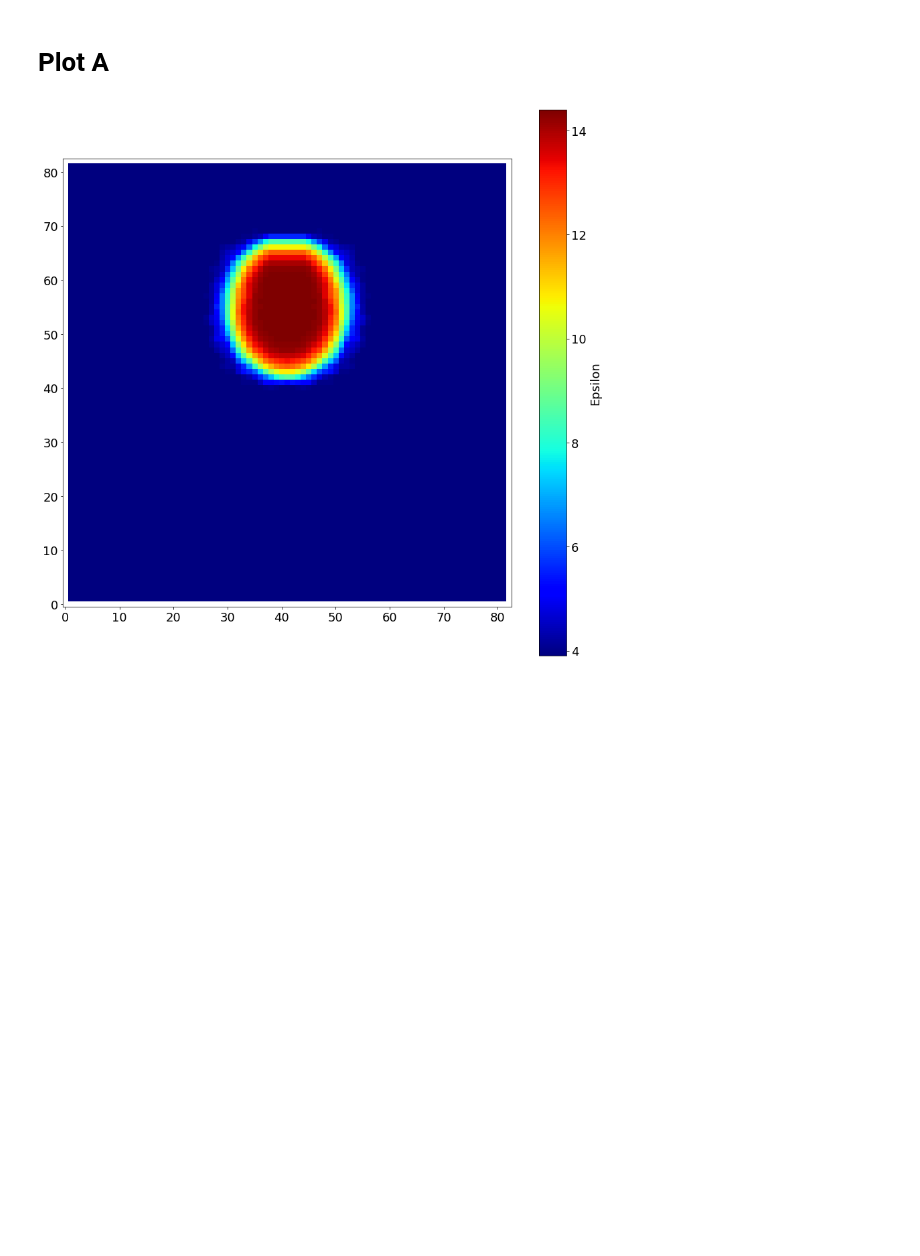
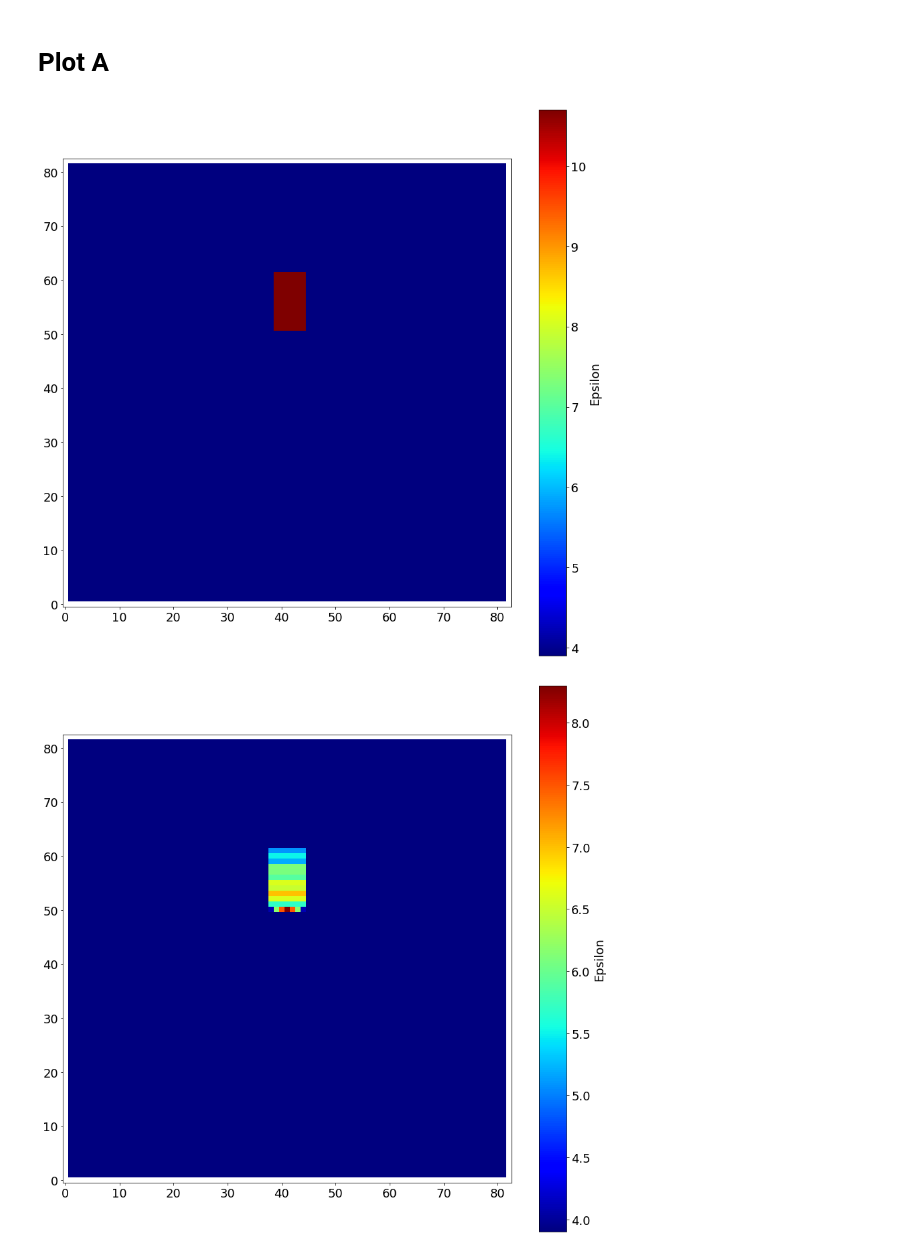
Before and after one commit to Chouzekriterres/Kriterres, a Jupyter notebook: TESTS_CLEM/Forward_Ks.ipynb, the cells around one changed output. Saved outputs shown, nothing was run; the diff lists cells and outputs as text; code cells hidden in the pictures; blank space fills up the shorter version.

```diff
--- a/TESTS_CLEM/Forward_Ks.ipynb
+++ b/TESTS_CLEM/Forward_Ks.ipynb
@@ -30,22 +30,23 @@ dx = .1 #On définit le pas de la maille
 zaff= 20 #profondeur en cm jusqu'où on souhaite un maillage affiné.
 eaff=etrou-zaff
 
-h_0=-95 #charge initiale en cm, soit l'état initial du sol (teneur en eau exprimée en charge)
-h_1=10 #hauteur d'eau au fond du trou en cm
+h_0=-5.49E10 #-80 #charge initiale en cm, soit l'état initial du sol (teneur en eau exprimée en charge)
+h_1=10 #10 #hauteur d'eau au fond du trou en cm
 
 #Définition du maillage triangulaire
 [mesh, pg_pos, mesh_pos, mesh_cells]=definition_maillage(xmin, xmax, emin, emax, dtrou, etrou, r, dx, zaff, eaff)
 
 #Début de la boucle de calcul
 for i in range(0,1):
-    tr = 0.06
-    ts = 0.3
-    alpha = 0.016
-    n = 8.52
-    Ks = 0.07
+    tr = 0.098 #0.06
+    ts = 0.459 #0.3
+    alpha = 0.015 #0.016
+    n = 1.2531 #8.52
+    Ks = 0.0102 #0.07
     param = [tr, ts, tr, ts, alpha, n, Ks, Ks, ts] #Paramètres d'entrée tr, ts, alpha, n, Ks
     temps=[0.17, 0.33, 0.50, 0.67, 0.83, 1.00, 1.17, 1.33, 1.50, 1.67, 1.83, 2.00, 2.17, 2.33, 2.50, 2.67, 2.83, 3.00, 3.17, 3.33, 3.50, 3.67, 3.83, 4.00, 4.17, 4.33, 4.50, 4.67, 4.83, 5.00, 5.17, 5.33, 5.50, 5.67, 5.83, 6.00]#Temps de calcul en minutes
     #temps=[1.00, 2.00, 3.00, 4.00, 5.00, 6.00]#Temps de calcul en minutes
+    #temps=[0.17, 0.33, 0.50, 0.67, 0.83, 1.00, 2.00, 3.00, 4.00, 5.00, 6.00]#Temps de calcul en minutes
 
     #Interpolation de la charge sur les bords du trou
     [p, charge_imp, n_free_drainage, n_total]=interp_charge_trou(mesh_pos, etrou, r, h_0, h_1)
@@ -103,6 +104,7 @@ for i in range(0,1):
     #    grid_z0 = griddata((mx, my), grid[:,i], (xv, yv), method='linear', fill_value=0.0).T
 
     materiaux = {}
+    A_tab={}
 
     def materiau(x):
         if x in materiaux:
@@ -120,6 +122,7 @@ for i in range(0,1):
         #nmedia=len((yv.T*0.01)[:,0])*len(grid_mat[i][0,:])
         nmedia=len(materiaux)+2
         A,o=ecriture_fich_gprMax(param, xv.T*0.01, yv.T*0.01, T, grid_mat[i], i, param[6], nom, h_1*0.01, etrou*0.01, r*0.01, sigma, eps_w, eps_pvc, eps_s, p, nmedia, time, dx, dy, dl, fac_dt, materiaux)
+        A_tab[i]=A
         fichier=nom+str(int(param[6]*1000))+'_'+str(i+1)+'.in'
         command="../gprMax "+fichier
         #print(command)
@@ -289,5 +302,5 @@ spotpy.algorithms.sceua()
 # %%
-fgrid=open('Tps_arriv_avec_trou.dat', "w")
+fgrid=open('Tps_arriv_model', "w")
 for i in tps:
     fgrid.write('{} \n'.format(i))
 fgrid.close()
@@ -320,27 +334,30 @@ fgrid.close()
 # %%
 import matplotlib.pyplot as plt
 from scipy.interpolate import griddata
 import matplotlib.colorbar as cb
 from matplotlib import cm
 
 #plt.scatter(A[:,0], A[:,1], s=300, c=A[:,2])
 #plt.xticks((0,40,80),fontsize=50)
 #plt.yticks((0,40,80), fontsize=50)
 #xi,yi=np.meshgrid(A.round(3)[:,0], A.round(3)[:,1])
 xi=np.arange(-0.01,0.82,0.01)
 yi=xi
 grid_x, grid_y = np.meshgrid(xi,yi)
-Agrid=griddata(A[:,0:2], A[:,2], (grid_x,grid_y))
 
-fig,ax=plt.subplots(figsize=(15,15))
-cax=ax.imshow(Agrid, origin='lower', interpolation='nearest',cmap=cm.jet)
-cbar=fig.colorbar(cax)
-cbar.set_label('Epsilon',fontsize=18)
-cbar.ax.tick_params(labelsize=18)
-plt.xticks(fontsize=18)
-plt.yticks(fontsize=18)
-plt.show()
+for i in range(0,len(tps)):
+    Agrid=griddata(A_tab[i][:,0:2], A_tab[i][:,2], (grid_x,grid_y))
+
+    fig,ax=plt.subplots(figsize=(15,15))
+    cax=ax.imshow(Agrid, origin='lower', interpolation='nearest',cmap=cm.jet)
+    cbar=fig.colorbar(cax)
+    cbar.set_label('Epsilon',fontsize=18)
+    cbar.ax.tick_params(labelsize=18)
+    plt.xticks(fontsize=18)
+    plt.yticks(fontsize=18)
+    plt.show()
 #fig=ax.imshow(Agrid, origin='lower', cmap='jet')
 #cbar=fig.colorbar()
 # %% [output]
-[figure, old version]
+[figure, new version]
+[figure, added]
```
Also changed, not shown: parts of 9 cells of this notebook.
